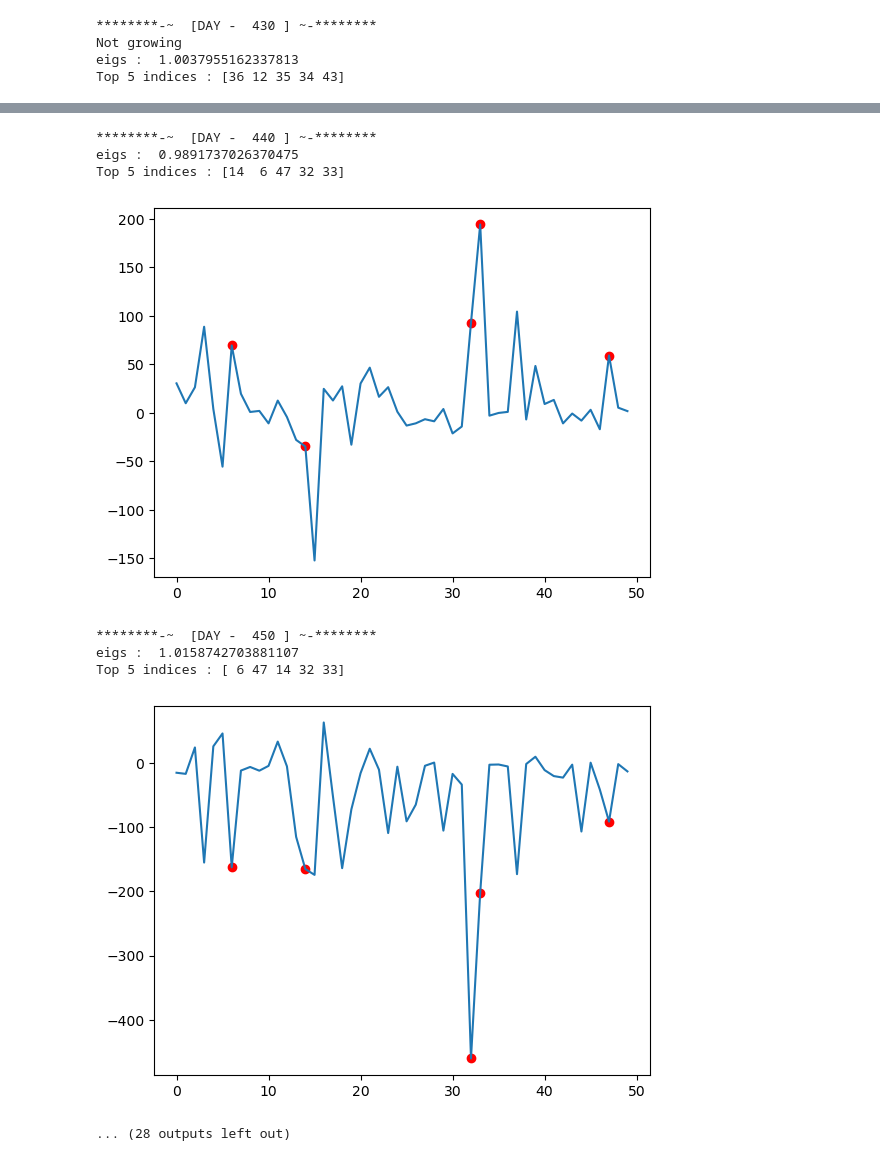
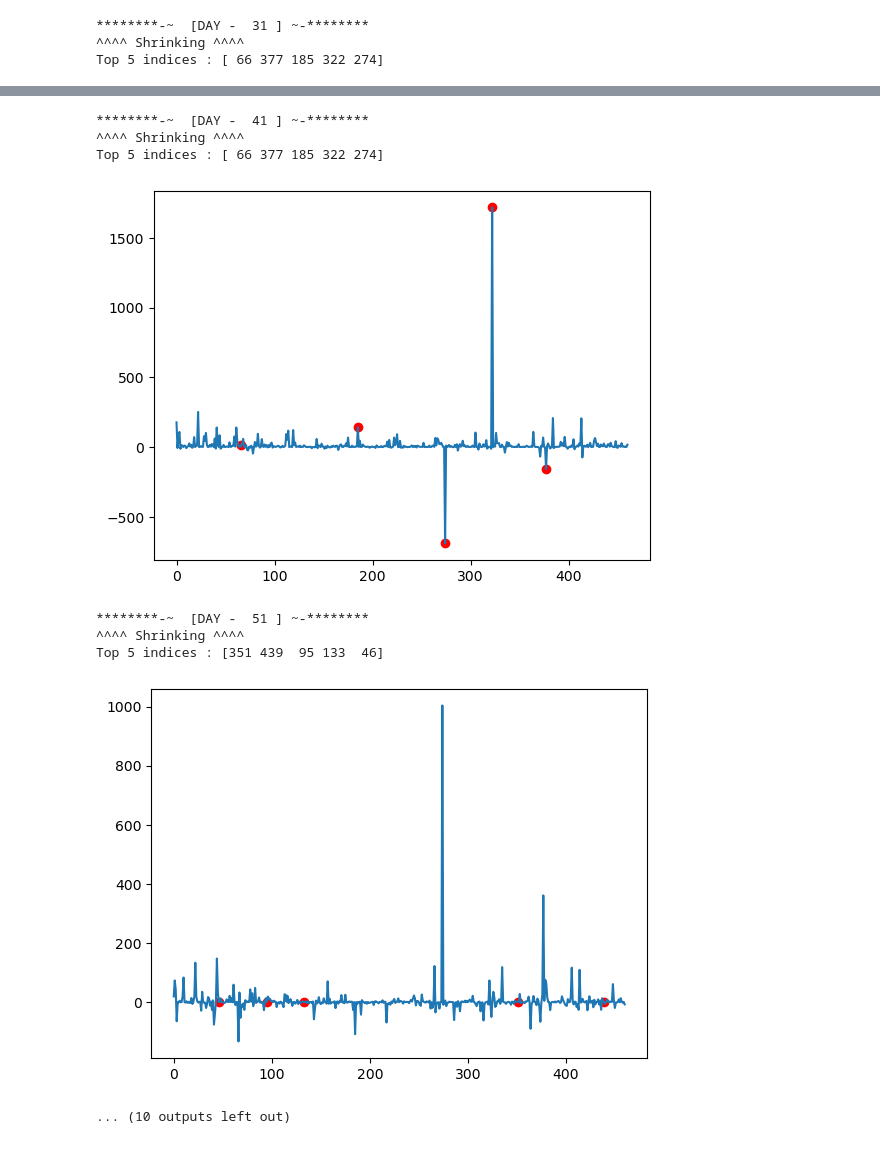
Before and after one commit to log-xp/dmdstocks.info, a Jupyter notebook: ver4.ipynb, the cells around one changed output, grey strips where cells are left out. Saved outputs shown, nothing was run; the diff lists cells and outputs as text; code cells hidden in the pictures.

```diff
--- a/ver4.ipynb
+++ b/ver4.ipynb
@@ -8,7 +8,7 @@ from datetime import datetime
 import pydmd
 # %%
 df = pd.DataFrame()
-matx = pd.read_csv("DATA/NSE50.csv",header=None) #VARIABLE 1
+matx = pd.read_csv("DATA/nse500i.csv",header=None) #VARIABLE 1
 matx = pd.DataFrame(matx.transpose())
 matx = matx.fillna(0)
 # %%
@@ -29,9 +29,9 @@ def dmd_pred_plot(dmd,diff,d_ind) :
 # %%
 j=33
 df = []
-i=25 # VARIABLE 3
+i=6 # VARIABLE 3
 
-def dmd_pred(j,i=25) :
+def dmd_pred(j,i=6) :
     # creating the matrix mat
     # i days are trained j th day from last
     mat = matx.iloc[:, -(i+j):-j]
@@ -81,13 +81,14 @@ def dmd_pred(j,i=25) :
 
     d_ind = np.argmax(np.abs(dmd.amplitudes.real))
 
-    if np.amax(np.abs(dmd.amplitudes.real)) == np.abs(np.min(dmd.amplitudes.real))  :
-        print("Not growing")
-    print("eigs : " , dmd.eigs.real[d_ind])
-
-    dmd_pred_plot(dmd,day3-day0,d_ind)
+    if np.any(np.abs(dmd.eigs.real)>1)  :
+        print("^^^^ GrowinG ^^^^")
+        dmd_pred_plot(dmd,day1-day0,d_ind)
+    else:
+        print("^^^^ Shrinking ^^^^")
+        dmd_pred_plot(dmd,day1-day0,d_ind)
 # %%
-for k in range(400,600,10) :
+for k in range(1,111,10) :
     print("********-~  [DAY - ",k,"] ~-********")
     dmd_pred(k)
 # %% [output]
@@ -107,4 +107,3 @@ Top 5 indices : [14  6 47 32 33]
-********-~  [DAY -  430 ] ~-********
-Not growing
-eigs :  1.0037955162337813
-Top 5 indices : [36 12 35 34 43]
+********-~  [DAY -  31 ] ~-********
+^^^^ Shrinking ^^^^
+Top 5 indices : [ 66 377 185 322 274]
@@ -112,9 +111,9 @@ Top 5 indices : [36 12 35 34 43]
-********-~  [DAY -  440 ] ~-********
-eigs :  0.9891737026370475
-Top 5 indices : [14  6 47 32 33]
+********-~  [DAY -  41 ] ~-********
+^^^^ Shrinking ^^^^
+Top 5 indices : [ 66 377 185 322 274]
-[figure, old version]
+[figure, new version]
-********-~  [DAY -  450 ] ~-********
-eigs :  1.0158742703881107
-Top 5 indices : [ 6 47 14 32 33]
+********-~  [DAY -  51 ] ~-********
+^^^^ Shrinking ^^^^
+Top 5 indices : [351 439  95 133  46]
-[figure, old version]
+[figure, new version]
-... (28 outputs left out)
+... (10 outputs left out)
```
Also changed, not shown: parts of 1 cell of this notebook, 6 other files.
